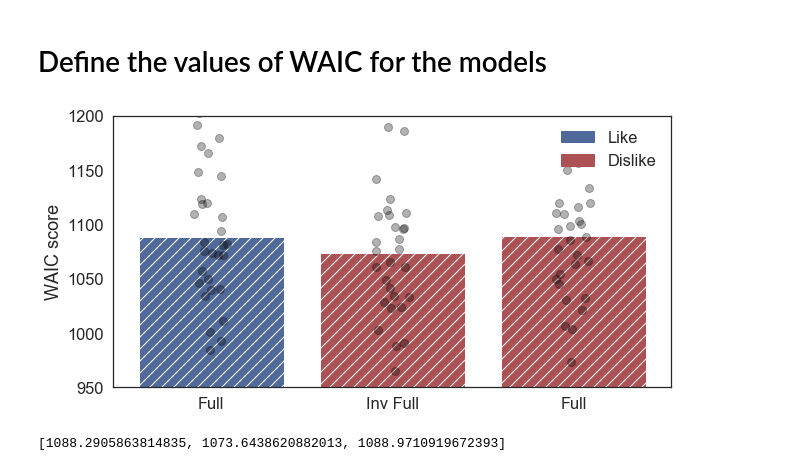
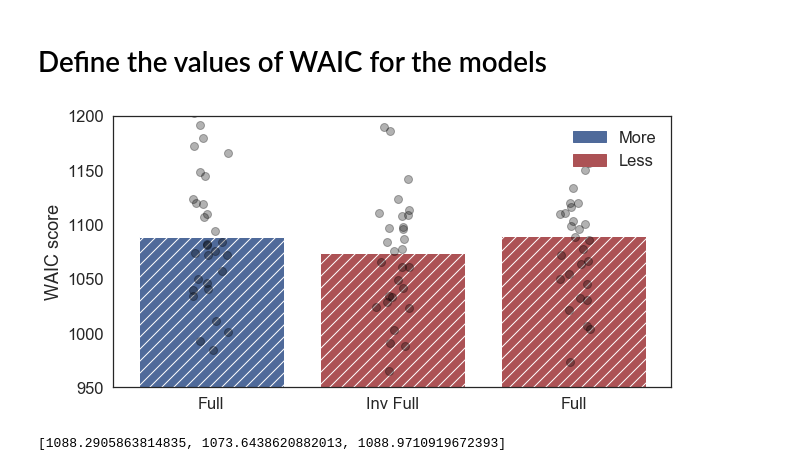
Before and after one commit to pradysepulveda/glamDDM_PF2019, a Jupyter notebook: PF2019_Model_comparison-Individual-Nobias_NoBin_31.ipynb, the cells around one changed output. Drawn from its saved outputs; the diff is of its cells as text; code cells hidden in the pictures.

Commit message:
new figures

```diff
--- a/PF2019_Model_comparison-Individual-Nobias_NoBin_31.ipynb
+++ b/PF2019_Model_comparison-Individual-Nobias_NoBin_31.ipynb
@@ -77,29 +77,29 @@ x = np.arange(len(Models_WAIC))
 # %%
 fig, ax = plt.subplots(1,1,figsize=(10,5))
 ax.set_facecolor('xkcd:white')
-plt.bar(x, Models_WAIC, color=['#4F6A9A',  '#AC5255', '#AC5255'],hatch=['//')
+plt.bar(x, Models_WAIC, color=['#4F6A9A',  '#AC5255', '#AC5255'],hatch='//')
 plt.xticks(x, ('Full', 'Inv Full', 'Full'))
 plt.ylim(950, 1200)
 plt.ylabel('WAIC score')
 
-like_patch = mpatches.Patch(color='#4F6A9A', label='Like')
-dislike_patch = mpatches.Patch(color='#AC5255', label='Dislike')
+like_patch = mpatches.Patch(color='#4F6A9A',hatch='//', label='More')
+dislike_patch = mpatches.Patch(color='#AC5255',hatch='//', label='Less')
 leg = plt.legend(handles=[like_patch,dislike_patch])
 leg.get_frame().set_facecolor('none')
 leg.get_frame().set_linewidth(0.0)
 
 for i in range(len(Models_WAIC)):
     position_parts= np.full(len(Models_WAIC_part[i]),i, dtype=int)
     jittr = np.random.uniform(low=-0.2,high=0.2,size=len(Models_WAIC_part[i]))/2
     ax.plot(position_parts+jittr, Models_WAIC_part[i], marker='o', ms=8, color='#000000',alpha=0.3,linestyle="None")
 
 plt.show()
 
 
 
 #fig.savefig(str('SavedFigures/GLAM_individual_WAIC_ModelComparison_31.png'), dpi = 200 )
 # %% [output]
-[figure, old version]
+[figure, new version]
 # %%
 Models_WAIC
 # %% [output]
```
Also changed, not shown: parts of 2 cells of this notebook, 11 other files.
